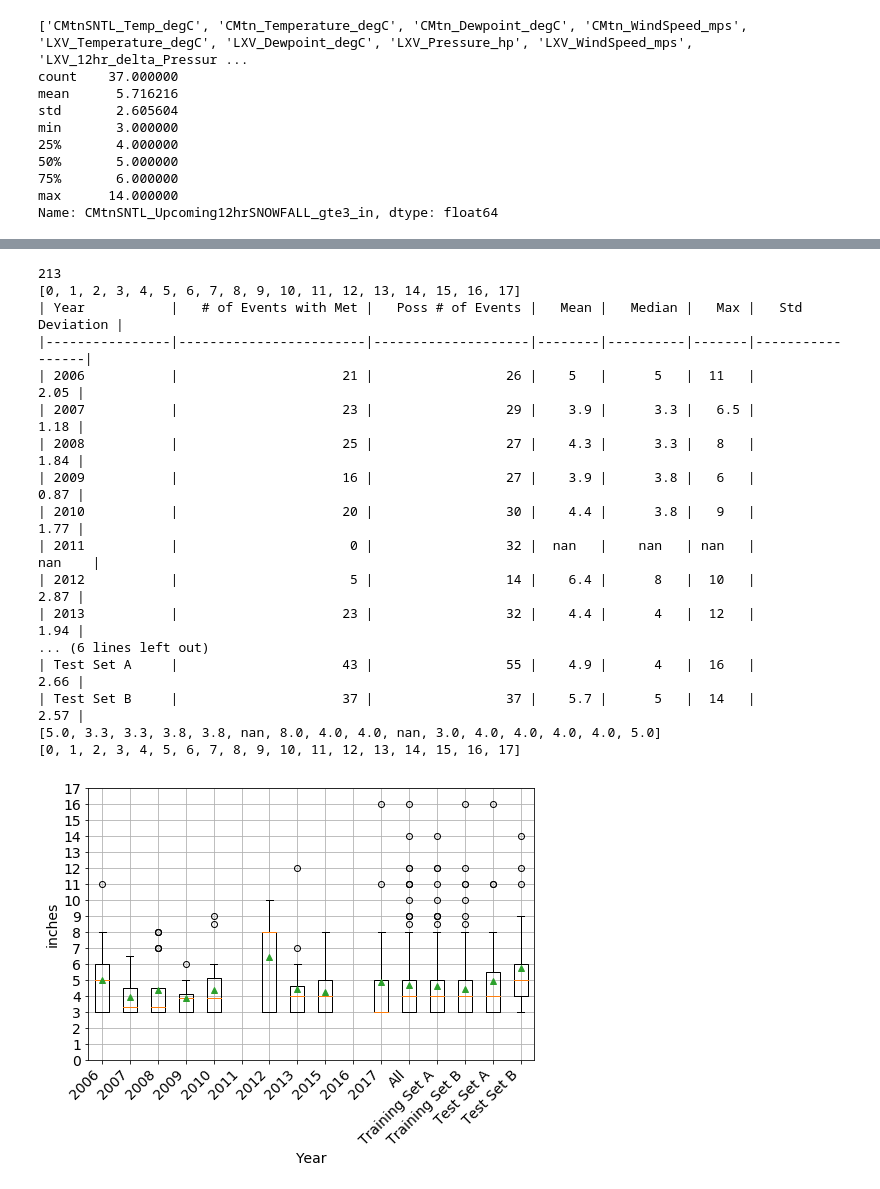
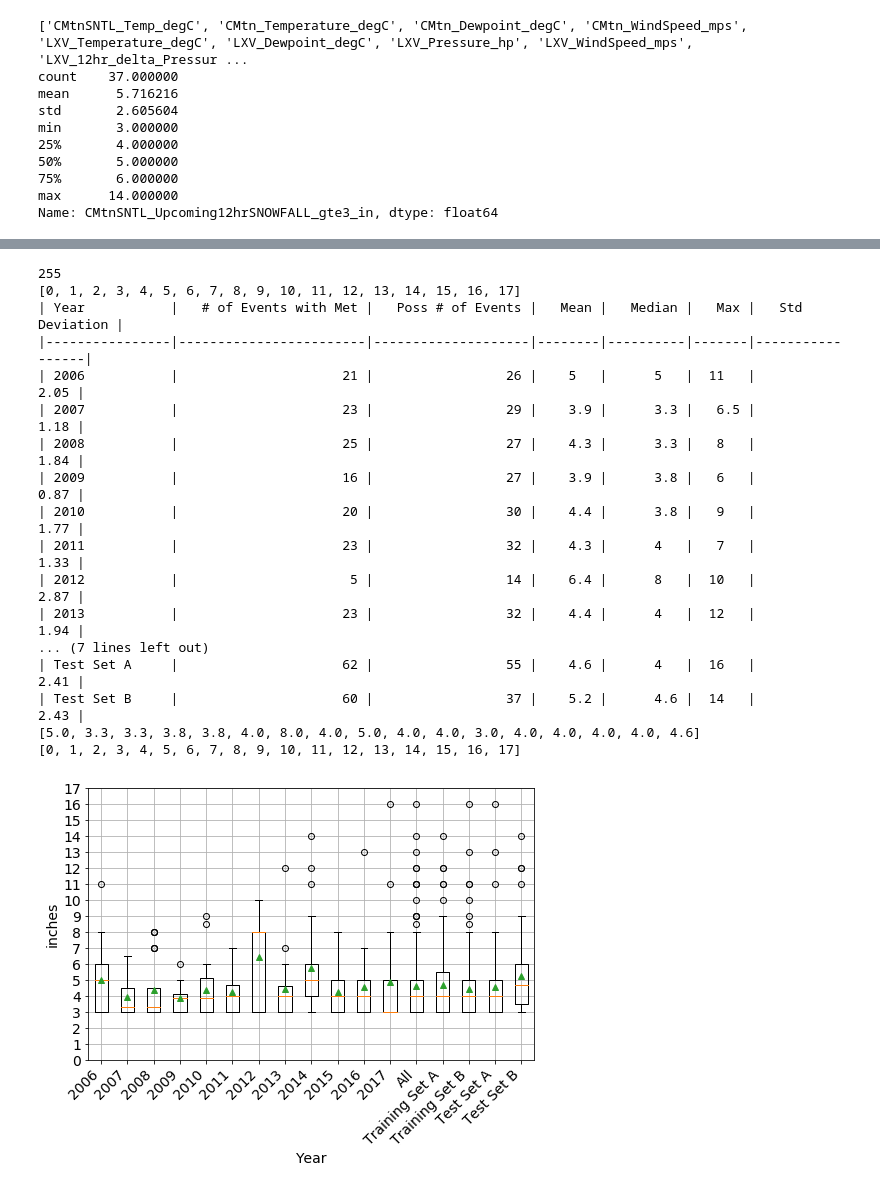
Before and after one commit to dustinrapp/Capstone_Springboard_Intermediate_Python, a Jupyter notebook: Analysis Notebooks/4_Snowfall_Event_Stats.ipynb, the cells around one changed output, grey strips where cells are left out. Cells and saved outputs as stored; diff of their text form; code cells hidden in the pictures.

```diff
--- a/Analysis Notebooks/4_Snowfall_Event_Stats.ipynb
+++ b/Analysis Notebooks/4_Snowfall_Event_Stats.ipynb
@@ -133,17 +191,17 @@ Name: CMtnSNTL_Upcoming12hrSNOWFALL_gte3_in, dtype: float64
 # %%
 import statistics as sts
 all_yrs_tt = (test_train_df.index >= '01-01-2006') & (test_train_df.index < '01-01-2018')
-test_yrs_tt_A=  ((test_train_df.index >= '01-01-2006') & (test_train_df.index < '01-01-2007')) | ((test_train_df.index >= '01-01-2017') & (test_train_df.index< '01-01-2018'))
-train_yrs_tt_A = (test_train_df.index >= '01-01-2007') & (test_train_df.index < '01-01-2017')
+test_yrs_tt_A=  (test_train_df.index >= '01-01-2015')
+train_yrs_tt_A = (test_train_df.index >= '01-01-2006') & (test_train_df.index < '01-01-2015')
 
-train_yrs_tt_B = ((test_train_df.index >= '01-01-2006') & (test_train_df.index < '01-01-2014')) | ((test_train_df.index >= '01-01-2015') & (test_train_df.index < '01-01-2018'))
-test_yrs_tt_B = (test_train_df.index >= '01-01-2014') & (test_train_df.index < '01-01-2015')
+train_yrs_tt_B = ((test_train_df.index >= '01-01-2006') & (test_train_df.index < '01-01-2013')) | ((test_train_df.index >= '01-01-2015') & (test_train_df.index < '01-01-2018'))
+test_yrs_tt_B = (test_train_df.index >= '01-01-2013') & (test_train_df.index < '01-01-2015')
 
 print(len(train_yrs_tt_A))
 from tabulate import tabulate
-years = ['2006', '2007', '2008', '2009', '2010', '2011', '2012', '2013', '2015', '2016', '2017', all_yrs_tt, train_yrs_tt_A, train_yrs_tt_B, test_yrs_tt_A, test_yrs_tt_B]
-year_lbls = ['2006', '2007', '2008', '2009', '2010', '2011', '2012', '2013', '2015', '2016', '2017', 'All', 'Training Set A', 'Training Set B', 'Test Set A', 'Test Set B',]
-years2 = ['2006', '2007', '2008', '2009', '2010', '2011', '2012', '2013', '2015', '2016', '2017', all_yrs, train_yrs_A, train_yrs_B, test_yrs_A, test_yrs_B]
+years = ['2006', '2007', '2008', '2009', '2010', '2011', '2012', '2013', '2014', '2015', '2016', '2017', all_yrs_tt, train_yrs_tt_A, train_yrs_tt_B, test_yrs_tt_A, test_yrs_tt_B]
+year_lbls = ['2006', '2007', '2008', '2009', '2010', '2011', '2012', '2013', '2014', '2015', '2016', '2017', 'All', 'Training Set A', 'Training Set B', 'Test Set A', 'Test Set B',]
+years2 = ['2006', '2007', '2008', '2009', '2010', '2011', '2012', '2013', '2014', '2015', '2016', '2017', all_yrs, train_yrs_A, train_yrs_B, test_yrs_A, test_yrs_B]
 counts = []
 means = []
 maxes = []
@@ -185,40 +243,40 @@ ax.set_xticklabels(year_lbls, rotation = 45, fontsize = 14, ha = 'right')
 v = list(np.arange(0,18,1))
 print(v)
 ax.set_yticks(v)
 ax.set_yticklabels(v, fontsize = 14)
 ax.set_xlabel('Year', fontsize = 14)
 ax.set_ylabel('inches', fontsize = 14)
 #ax.set_ylabel(keys[k])
 
 
 
 print(tabulate(tbl, headers=['Year', '# of Events with Met', "Poss # of Events", 'Mean', 'Median','Max',  'Std Deviation'], tablefmt='github'))
 print(medians)
 plt.grid(True)
 
 plt.savefig('C:/Users/RAPP/Documents/Capstone/Report/figs/model_snowfall.png', bbox_inches='tight')
 
 
 print(v)
 # %% [output]
-213
+255
 [0, 1, 2, 3, 4, 5, 6, 7, 8, 9, 10, 11, 12, 13, 14, 15, 16, 17]
 | Year           |   # of Events with Met |   Poss # of Events |   Mean |   Median |   Max |   Std Deviation |
 |----------------|------------------------|--------------------|--------|----------|-------|-----------------|
 | 2006           |                     21 |                 26 |    5   |      5   |  11   |            2.05 |
 | 2007           |                     23 |                 29 |    3.9 |      3.3 |   6.5 |            1.18 |
 | 2008           |                     25 |                 27 |    4.3 |      3.3 |   8   |            1.84 |
 | 2009           |                     16 |                 27 |    3.9 |      3.8 |   6   |            0.87 |
 | 2010           |                     20 |                 30 |    4.4 |      3.8 |   9   |            1.77 |
-| 2011           |                      0 |                 32 |  nan   |    nan   | nan   |          nan    |
+| 2011           |                     23 |                 32 |    4.3 |      4   |   7   |            1.33 |
 | 2012           |                      5 |                 14 |    6.4 |      8   |  10   |            2.87 |
 | 2013           |                     23 |                 32 |    4.4 |      4   |  12   |            1.94 |
-... (6 lines left out)
-| Test Set A     |                     43 |                 55 |    4.9 |      4   |  16   |            2.66 |
-| Test Set B     |                     37 |                 37 |    5.7 |      5   |  14   |            2.57 |
-[5.0, 3.3, 3.3, 3.8, 3.8, nan, 8.0, 4.0, 4.0, nan, 3.0, 4.0, 4.0, 4.0, 4.0, 5.0]
+... (7 lines left out)
+| Test Set A     |                     62 |                 55 |    4.6 |      4   |  16   |            2.41 |
+| Test Set B     |                     60 |                 37 |    5.2 |      4.6 |  14   |            2.43 |
+[5.0, 3.3, 3.3, 3.8, 3.8, 4.0, 8.0, 4.0, 5.0, 4.0, 4.0, 3.0, 4.0, 4.0, 4.0, 4.0, 4.6]
 [0, 1, 2, 3, 4, 5, 6, 7, 8, 9, 10, 11, 12, 13, 14, 15, 16, 17]
-[figure, old version]
+[figure, new version]
 # %%
 df = pd.DataFrame()
 df = pd.DataFrame(list(zip(year_lbls, counts, possible_snf, means, medians, maxes,std_devs))  , columns = ['year_lbls', 'counts', 'possible_snf', 'means', 'medians', 'maxes','std_devs'])
```
Also changed, not shown: parts of 3 cells of this notebook, 29 other files.
